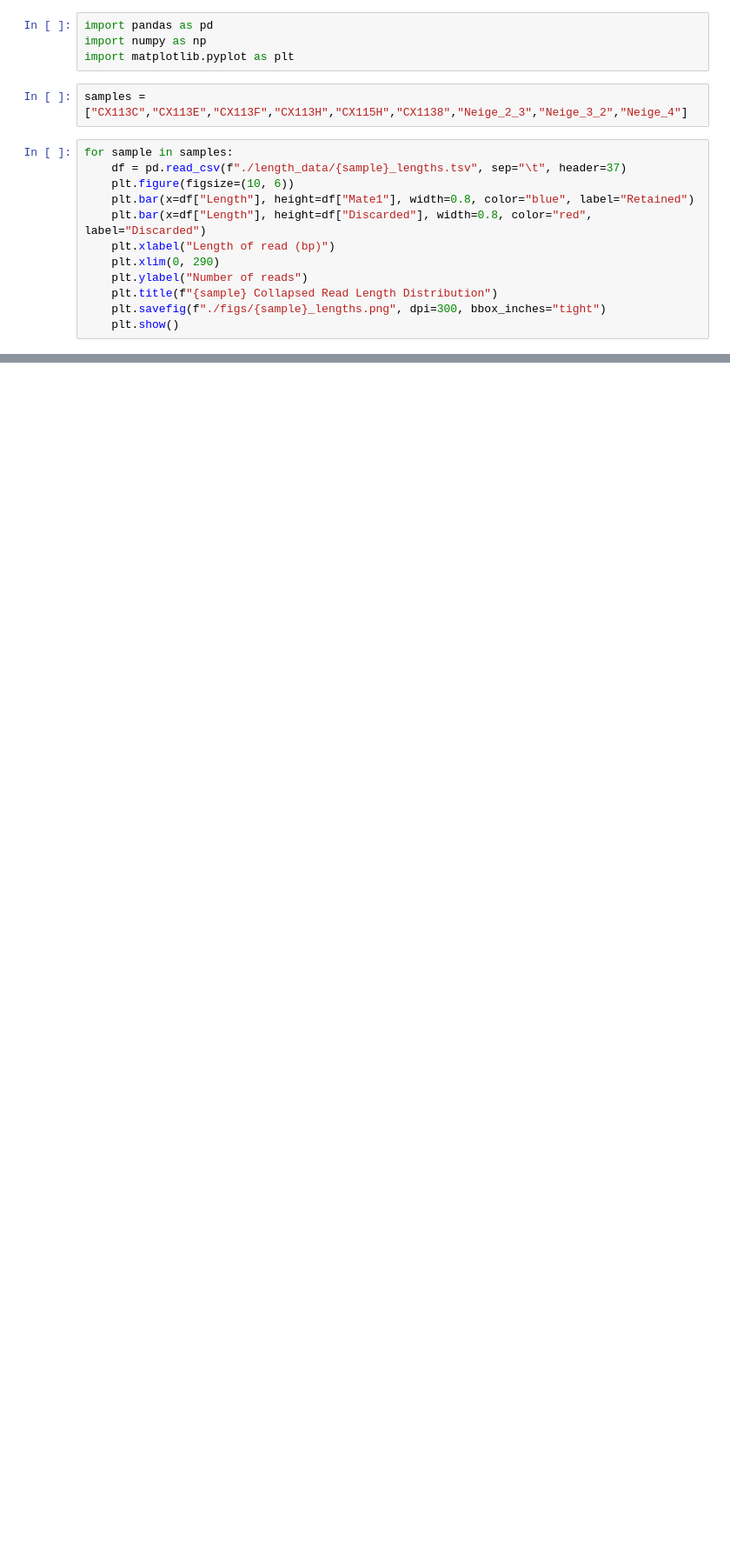
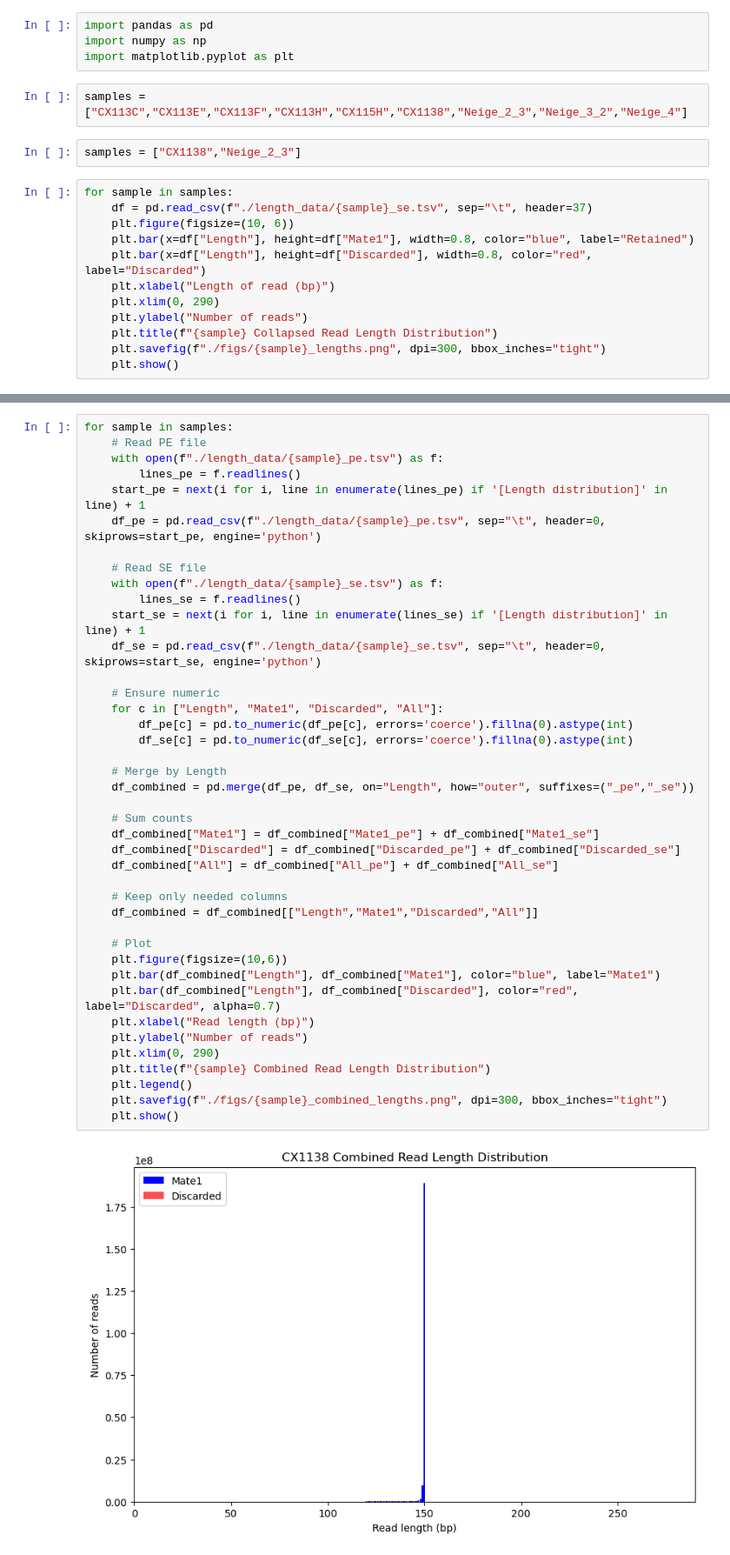
Before and after one commit to HGord2022/snowtracks, a Jupyter notebook: collapsing/length_hist.ipynb, the cells around one changed output, grey strips where cells are left out. Shown at 87% size. Drawn from its saved outputs; the diff is of its cells as text; blank space fills up the shorter version.

```diff
--- a/collapsing/length_hist.ipynb
+++ b/collapsing/length_hist.ipynb
@@ -4,9 +4,11 @@ import numpy as np
 import matplotlib.pyplot as plt
 # %%
 samples = ["CX113C","CX113E","CX113F","CX113H","CX115H","CX1138","Neige_2_3","Neige_3_2","Neige_4"]
+# %%
+samples = ["CX1138","Neige_2_3"]
 # %%
 for sample in samples:
-    df = pd.read_csv(f"./length_data/{sample}_lengths.tsv", sep="\t", header=37)
+    df = pd.read_csv(f"./length_data/{sample}_se.tsv", sep="\t", header=37)
     plt.figure(figsize=(10, 6))
     plt.bar(x=df["Length"], height=df["Mate1"], width=0.8, color="blue", label="Retained")
     plt.bar(x=df["Length"], height=df["Discarded"], width=0.8, color="red", label="Discarded")
@@ -28,0 +24,43 @@ for sample in samples:
+# %%
+for sample in samples:
+    # Read PE file
+    with open(f"./length_data/{sample}_pe.tsv") as f:
+        lines_pe = f.readlines()
+    start_pe = next(i for i, line in enumerate(lines_pe) if '[Length distribution]' in line) + 1
+    df_pe = pd.read_csv(f"./length_data/{sample}_pe.tsv", sep="\t", header=0, skiprows=start_pe, engine='python')
+
+    # Read SE file
+    with open(f"./length_data/{sample}_se.tsv") as f:
+        lines_se = f.readlines()
+    start_se = next(i for i, line in enumerate(lines_se) if '[Length distribution]' in line) + 1
+    df_se = pd.read_csv(f"./length_data/{sample}_se.tsv", sep="\t", header=0, skiprows=start_se, engine='python')
+
+    # Ensure numeric
+    for c in ["Length", "Mate1", "Discarded", "All"]:
+        df_pe[c] = pd.to_numeric(df_pe[c], errors='coerce').fillna(0).astype(int)
+        df_se[c] = pd.to_numeric(df_se[c], errors='coerce').fillna(0).astype(int)
+
+    # Merge by Length
+    df_combined = pd.merge(df_pe, df_se, on="Length", how="outer", suffixes=("_pe","_se"))
+
+    # Sum counts
+    df_combined["Mate1"] = df_combined["Mate1_pe"] + df_combined["Mate1_se"]
+    df_combined["Discarded"] = df_combined["Discarded_pe"] + df_combined["Discarded_se"]
+    df_combined["All"] = df_combined["All_pe"] + df_combined["All_se"]
+
+    # Keep only needed columns
+    df_combined = df_combined[["Length","Mate1","Discarded","All"]]
+
+    # Plot
+    plt.figure(figsize=(10,6))
+    plt.bar(df_combined["Length"], df_combined["Mate1"], color="blue", label="Mate1")
+    plt.bar(df_combined["Length"], df_combined["Discarded"], color="red", label="Discarded", alpha=0.7)
+    plt.xlabel("Read length (bp)")
+    plt.ylabel("Number of reads")
+    plt.xlim(0, 290)
+    plt.title(f"{sample} Combined Read Length Distribution")
+    plt.legend()
+    plt.savefig(f"./figs/{sample}_combined_lengths.png", dpi=300, bbox_inches="tight")
+    plt.show()
+# %% [output]
+[figure, added]
```
Also changed, not shown: parts of 4 cells of this notebook, 8 other files.
